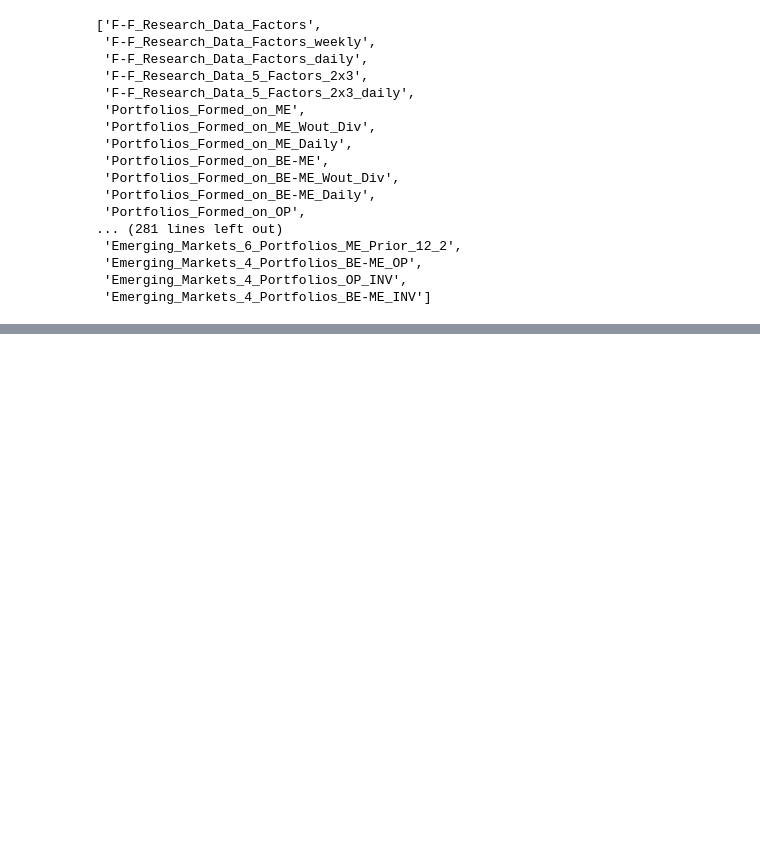
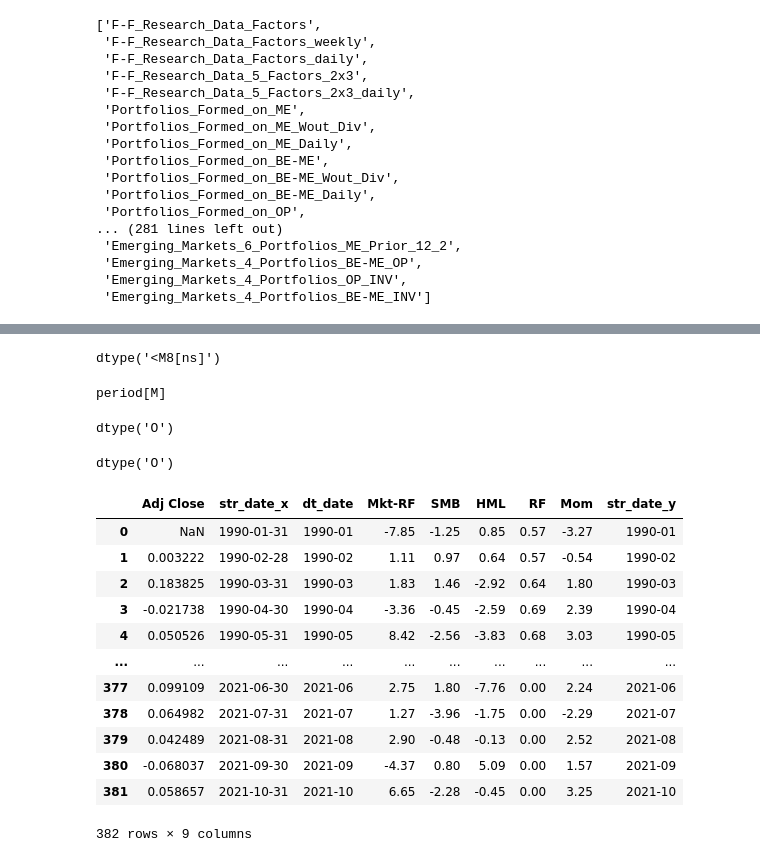
Before and after one commit to pnguyentang/Risk_Factor_Model, a Jupyter notebook: Credit_Risk_Model.ipynb, the cells around one changed output, grey strips where cells are left out. Drawn from its saved outputs; the diff is of its cells as text; code cells hidden in the pictures; blank space fills up the shorter version.

```diff
--- a/Credit_Risk_Model.ipynb
+++ b/Credit_Risk_Model.ipynb
@@ -81,0 +137,6 @@ array([<AxesSubplot:xlabel='Date'>, <AxesSubplot:xlabel='Date'>,
+# %%
+# Pulling Apple (AAPL) data from Yahoo Finance
+
+# Pulling Adjusted Close Monthly - using percent change method
+
+AAPL_data = pdr.data.get_data_yahoo('AAPL', start=start)['Adj Close'].resample('M').ffill().pct_change()
@@ -81,0 +163,8 @@ array([<AxesSubplot:xlabel='Date'>, <AxesSubplot:xlabel='Date'>,
+# %%
+# Converting to data frame
+
+AAPL_df = AAPL_data.to_frame()
+
+# Displaying AAPL_df
+
+AAPL_df
@@ -81,0 +186,51 @@ array([<AxesSubplot:xlabel='Date'>, <AxesSubplot:xlabel='Date'>,
+# %%
+AAPL_df.index.dtype
+# %% [output]
+dtype('<M8[ns]')
+# %%
+ffac_merged_df.index.dtype
+# %% [output]
+period[M]
+# %%
+# Reformatting date
+
+AAPL_df['str_date'] = AAPL_df.index.astype(str)
+AAPL_df['dt_date'] = pd.to_datetime(AAPL_df['str_date']).dt.strftime('%Y-%m')
+
+# Checking data type of new created variable
+
+AAPL_df.dt_date.dtype
+# %% [output]
+dtype('O')
+# %%
+# Do the same for risk factor database
+
+ffac_merged_df['str_date'] = ffac_merged_df.index.astype(str)
+
+ffac_merged_df['dt_date'] = pd.to_datetime(ffac_merged_df['str_date']).dt.strftime('%Y-%m')
+
+# Checking data type of new created variable
+
+ffac_merged_df.dt_date.dtype
+# %% [output]
+dtype('O')
+# %%
+# Performing a merge
+
+AAPL_ffac_merge_df = pd.merge(AAPL_df,ffac_merged_df, how = 'inner', on = 'dt_date', sort = True, copy = True, indicator = False, validate = 'one_to_one')
+
+AAPL_ffac_merge_df
+# %% [output]
+|  | Adj Close | str_date_x | dt_date | Mkt-RF | SMB | HML | RF | Mom | str_date_y |
+| 0 | NaN | 1990-01-31 | 1990-01 | -7.85 | -1.25 | 0.85 | 0.57 | -3.27 | 1990-01 |
+| 1 | 0.003222 | 1990-02-28 | 1990-02 | 1.11 | 0.97 | 0.64 | 0.57 | -0.54 | 1990-02 |
+| 2 | 0.183825 | 1990-03-31 | 1990-03 | 1.83 | 1.46 | -2.92 | 0.64 | 1.80 | 1990-03 |
+| 3 | -0.021738 | 1990-04-30 | 1990-04 | -3.36 | -0.45 | -2.59 | 0.69 | 2.39 | 1990-04 |
+| 4 | 0.050526 | 1990-05-31 | 1990-05 | 8.42 | -2.56 | -3.83 | 0.68 | 3.03 | 1990-05 |
+| ... | ... | ... | ... | ... | ... | ... | ... | ... | ... |
+| 377 | 0.099109 | 2021-06-30 | 2021-06 | 2.75 | 1.80 | -7.76 | 0.00 | 2.24 | 2021-06 |
+| 378 | 0.064982 | 2021-07-31 | 2021-07 | 1.27 | -3.96 | -1.75 | 0.00 | -2.29 | 2021-07 |
+| 379 | 0.042489 | 2021-08-31 | 2021-08 | 2.90 | -0.48 | -0.13 | 0.00 | 2.52 | 2021-08 |
+| 380 | -0.068037 | 2021-09-30 | 2021-09 | -4.37 | 0.80 | 5.09 | 0.00 | 1.57 | 2021-09 |
+| 381 | 0.058657 | 2021-10-31 | 2021-10 | 6.65 | -2.28 | -0.45 | 0.00 | 3.25 | 2021-10 |
+382 rows × 9 columns
```
Also changed, not shown: parts of 32 cells of this notebook.
